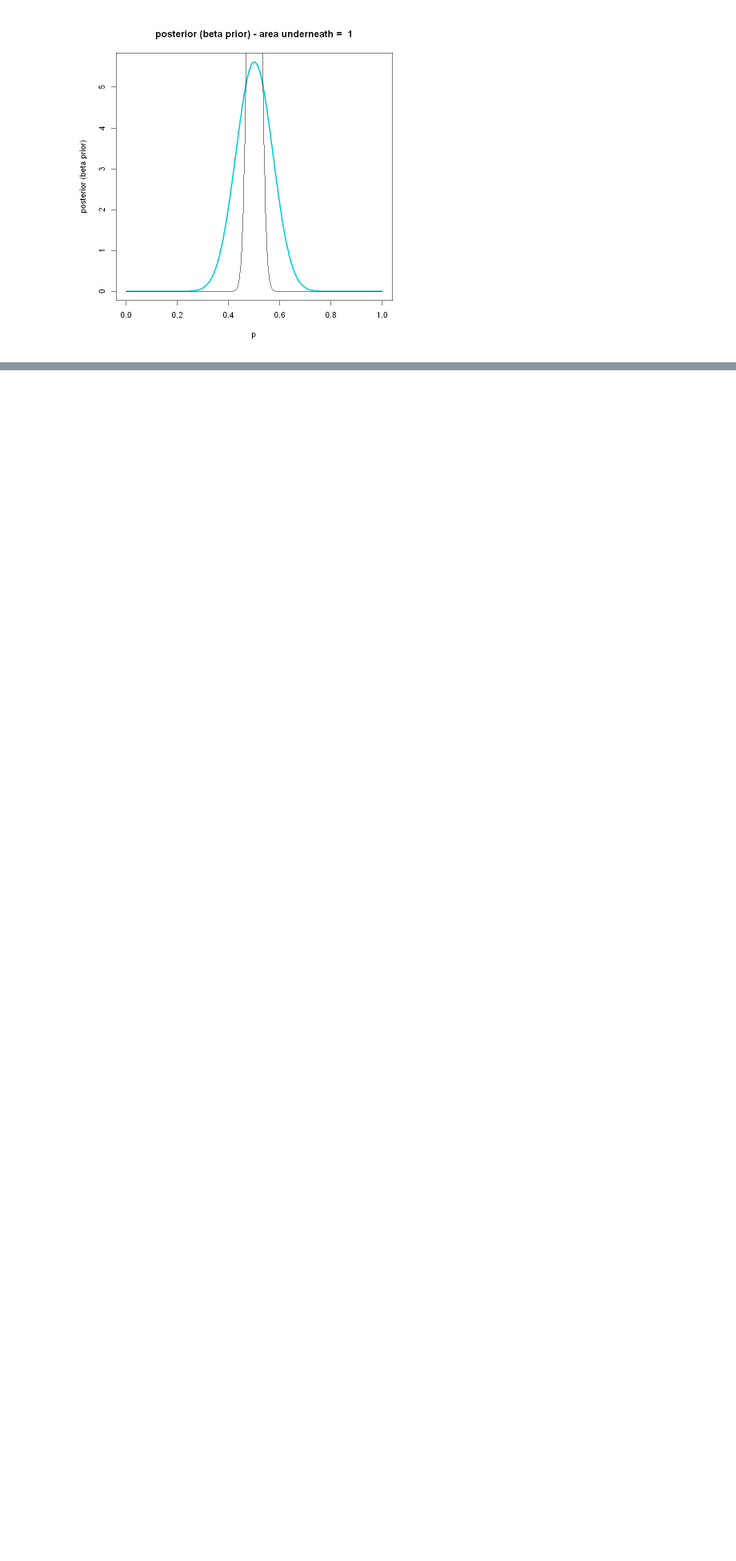
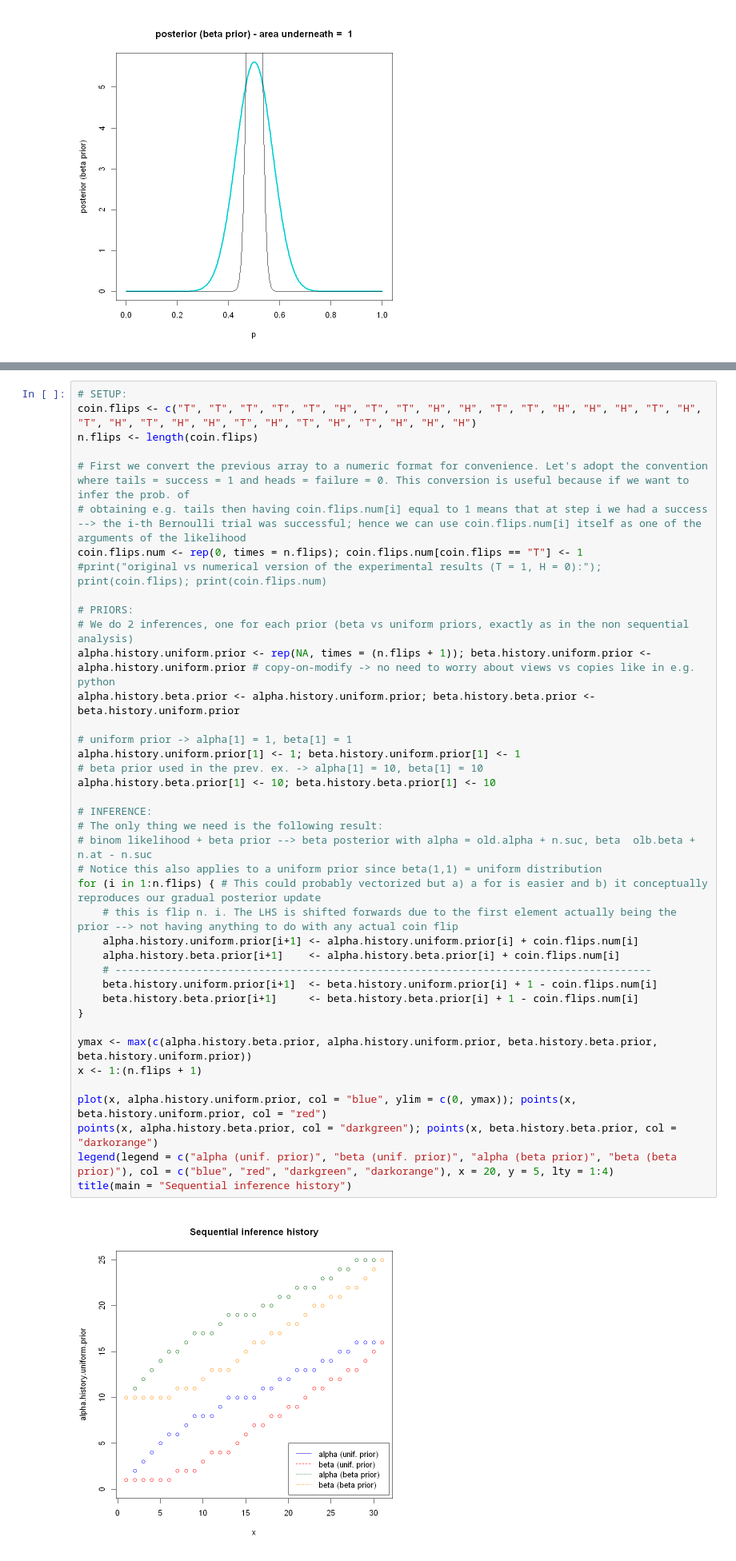
Before and after one commit to marco-giunta/AdvStatPhysAn, a Jupyter notebook: compito_5.ipynb, the cells around one changed output, grey strips where cells are left out. Shown at 80% size. Cells and saved outputs as stored; diff of their text form; blank space fills up the shorter version.

```diff
--- a/compito_5.ipynb
+++ b/compito_5.ipynb
@@ -182,0 +192,42 @@ legend(x = 0, y = 5.5, legend = c("0.95", "1.0", "0.7"), col = c("red", "blue",
+# %%
+# SETUP:
+coin.flips <- c("T", "T", "T", "T", "T", "H", "T", "T", "H", "H", "T", "T", "H", "H", "H", "T", "H", "T", "H", "T", "H", "H", "T", "H", "T", "H", "T", "H", "H", "H")
+n.flips <- length(coin.flips)
+
+# First we convert the previous array to a numeric format for convenience. Let's adopt the convention where tails = success = 1 and heads = failure = 0. This conversion is useful because if we want to infer the prob. of
+# obtaining e.g. tails then having coin.flips.num[i] equal to 1 means that at step i we had a success --> the i-th Bernoulli trial was successful; hence we can use coin.flips.num[i] itself as one of the arguments of the likelihood
+coin.flips.num <- rep(0, times = n.flips); coin.flips.num[coin.flips == "T"] <- 1
+#print("original vs numerical version of the experimental results (T = 1, H = 0):"); print(coin.flips); print(coin.flips.num)
+
+# PRIORS:
+# We do 2 inferences, one for each prior (beta vs uniform priors, exactly as in the non sequential analysis)
+alpha.history.uniform.prior <- rep(NA, times = (n.flips + 1)); beta.history.uniform.prior <- alpha.history.uniform.prior # copy-on-modify -> no need to worry about views vs copies like in e.g. python
+alpha.history.beta.prior <- alpha.history.uniform.prior; beta.history.beta.prior <- beta.history.uniform.prior
+
+# uniform prior -> alpha[1] = 1, beta[1] = 1
+alpha.history.uniform.prior[1] <- 1; beta.history.uniform.prior[1] <- 1
+# beta prior used in the prev. ex. -> alpha[1] = 10, beta[1] = 10
+alpha.history.beta.prior[1] <- 10; beta.history.beta.prior[1] <- 10
+
+# INFERENCE:
+# The only thing we need is the following result:
+# binom likelihood + beta prior --> beta posterior with alpha = old.alpha + n.suc, beta  olb.beta + n.at - n.suc
+# Notice this also applies to a uniform prior since beta(1,1) = uniform distribution
+for (i in 1:n.flips) { # This could probably vectorized but a) a for is easier and b) it conceptually reproduces our gradual posterior update
+    # this is flip n. i. The LHS is shifted forwards due to the first element actually being the prior --> not having anything to do with any actual coin flip
+    alpha.history.uniform.prior[i+1] <- alpha.history.uniform.prior[i] + coin.flips.num[i]
+    alpha.history.beta.prior[i+1]    <- alpha.history.beta.prior[i] + coin.flips.num[i]
+    # --------------------------------------------------------------------------------------
+    beta.history.uniform.prior[i+1]  <- beta.history.uniform.prior[i] + 1 - coin.flips.num[i]
+    beta.history.beta.prior[i+1]     <- beta.history.beta.prior[i] + 1 - coin.flips.num[i]
+}
+
+ymax <- max(c(alpha.history.beta.prior, alpha.history.uniform.prior, beta.history.beta.prior, beta.history.uniform.prior))
+x <- 1:(n.flips + 1)
+
+plot(x, alpha.history.uniform.prior, col = "blue", ylim = c(0, ymax)); points(x, beta.history.uniform.prior, col = "red")
+points(x, alpha.history.beta.prior, col = "darkgreen"); points(x, beta.history.beta.prior, col = "darkorange")
+legend(legend = c("alpha (unif. prior)", "beta (unif. prior)", "alpha (beta prior)", "beta (beta prior)"), col = c("blue", "red", "darkgreen", "darkorange"), x = 20, y = 5, lty = 1:4)
+title(main = "Sequential inference history")
+# %% [output]
+[figure, added]
```
Also changed, not shown: parts of 11 cells of this notebook.
